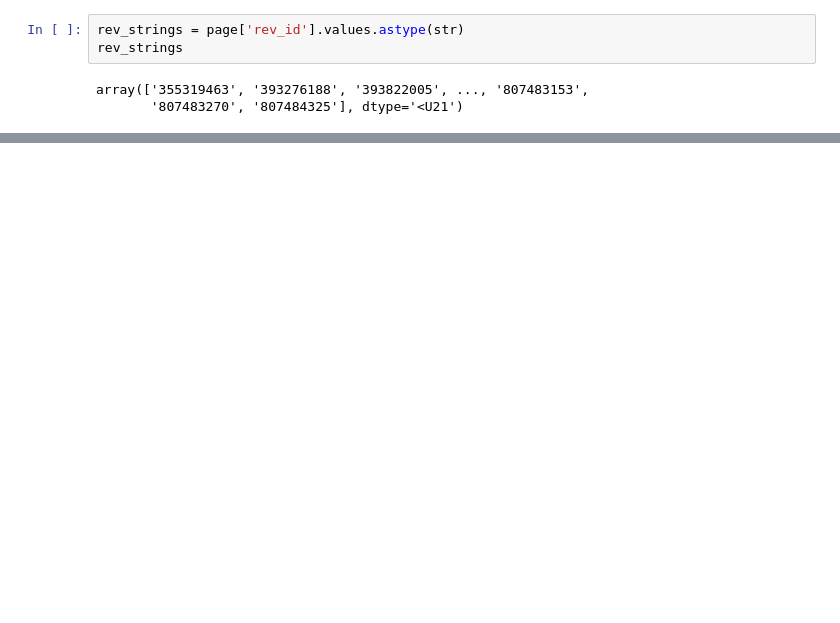
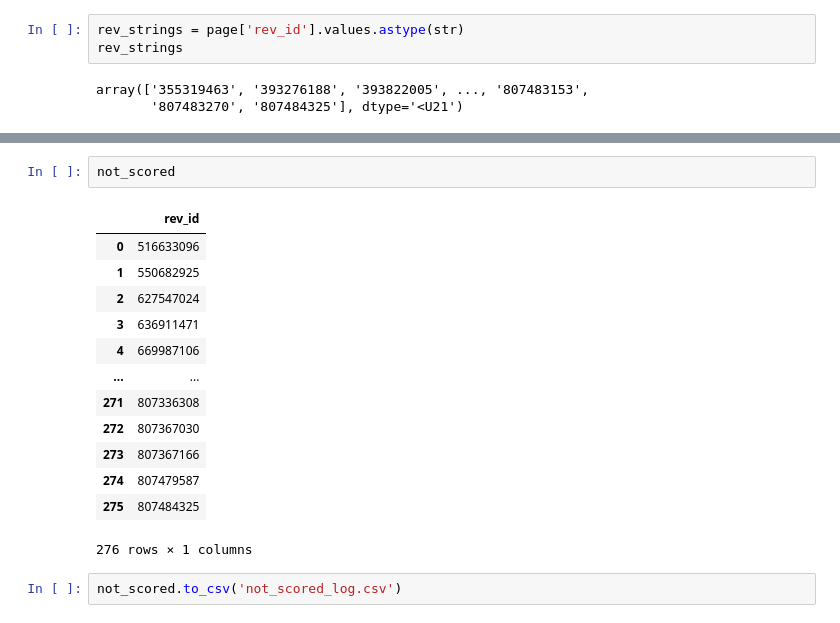
Before and after one commit to kevSweet/DATA512, a Jupyter notebook: data-512-a2/hcds-a2-bias.ipynb, the cells around one changed output, grey strips where cells are left out. Saved outputs shown, nothing was run; the diff lists cells and outputs as text; blank space fills up the shorter version.

```diff
--- a/data-512-a2/hcds-a2-bias.ipynb
+++ b/data-512-a2/hcds-a2-bias.ipynb
@@ -131,0 +162,18 @@ def
+# %%
+not_scored
+# %% [output]
+|  | rev_id |
+| 0 | 516633096 |
+| 1 | 550682925 |
+| 2 | 627547024 |
+| 3 | 636911471 |
+| 4 | 669987106 |
+| ... | ... |
+| 271 | 807336308 |
+| 272 | 807367030 |
+| 273 | 807367166 |
+| 274 | 807479587 |
+| 275 | 807484325 |
+276 rows × 1 columns
+# %%
+not_scored.to_csv('not_scored_log.csv')
```
Also changed, not shown: parts of 7 cells of this notebook, 1 other file.
